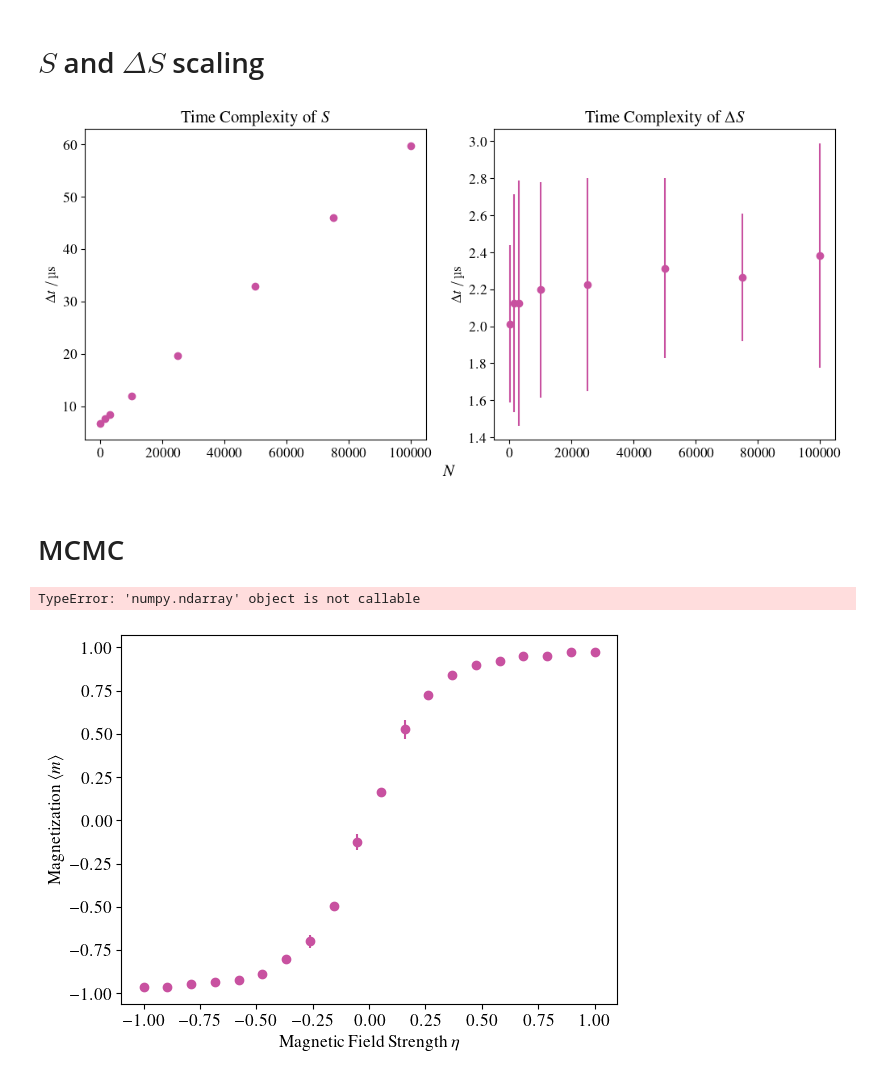
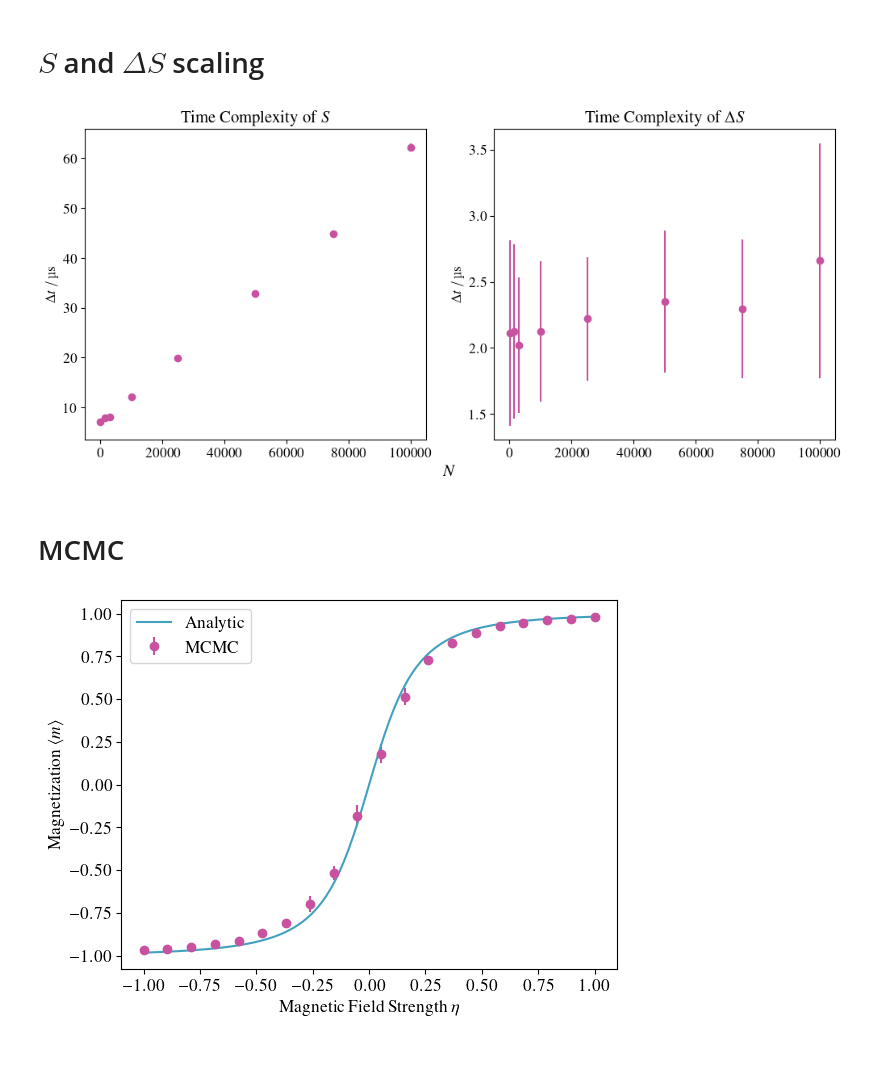
Before and after one commit to rojinaks/ComputationalPhysics, a Jupyter notebook: Exercise_4/main.ipynb, the cells around one changed output. Cells and saved outputs as stored; diff of their text form; code cells hidden in the pictures.

Commit message:
ex 4 - periodic boundary conditions

```diff
--- a/Exercise_4/main.ipynb
+++ b/Exercise_4/main.ipynb
@@ -74,7 +74,9 @@ class SpinSystem:
         if spin_config.__len__() != self.n:
             raise ValueError(f"spin_config has to have the dimension {self.n}")
 
-        h = (spin_config[:-1] * spin_config[1:]).sum()
+        # This did not factor in periodic boundary conditions
+        # h = (spin_config[:-1] * spin_config[1:]).sum()
+        h = (spin_config * np.roll(spin_config, 1)).sum()
 
         return - self.zeta * h - self.eta * spin_config.sum()
 
@@ -87,14 +89,17 @@ class SpinSystem:
 
         """
 
-        # error with boundaries
-        if spin_flip == 0:
-            return 2 * spin_config[0] * (self.eta + self.zeta * spin_config[1])
-        elif spin_flip == self.n - 1:
-            return 2 * spin_config[spin_flip] * (self.eta + self.zeta * spin_config[spin_flip - 1])
+        # # error with boundaries
+        # if spin_flip == 0:
+        #     return 2 * spin_config[0] * (self.eta + self.zeta * spin_config[1])
+        # elif spin_flip == self.n - 1:
+        #     return 2 * spin_config[spin_flip] * (self.eta + self.zeta * spin_config[spin_flip - 1])
 
-        spins = spin_config[spin_flip - 1 : spin_flip + 2]
-        return 2 * spins[1] * (self.eta + self.zeta * (spins[0] + spins[2]))
+        spin = spin_config[spin_flip]
+        left_spin = np.roll(spin_config, 1)[spin_flip]
+        right_spin = np.roll(spin_config, -1)[spin_flip]
+
+        return 2 * spin * (self.eta + self.zeta * (left_spin + right_spin))
 
     def magnetization(self, spin_config) -> np.ndarray:
         return spin_config.sum(axis=1) / self.n
@@ -154,7 +159,7 @@ with plt.rc_context(barstyle):
     fig.supxlabel(r"$N$")
     fig.savefig("action_spin_number_scaling.pdf")
 # %% [output]
-[figure, old version]
+[figure, new version]
 # %% [markdown]
 # MCMC
 # %%
@@ -193,7 +198,7 @@ from matplotlib.colors import LinearSegmentedColormap, to_hex
 
 N = 20
 CONFIGS = 10_000
-NUMBER_OF_M_PER_ETA = 2
+NUMBER_OF_M_PER_ETA = 10
 
 # cmap = LinearSegmentedColormap.from_list("colormap", list(zip([0, 0.5, 1], ["blue", "grey", "red"])))
 
@@ -203,33 +208,33 @@ NUMBER_OF_M_PER_ETA = 2
 # start_config = np.array([1, -1] * int(N / 2))
 start_config = np.array([1] * N)
 m = np.array([])
 m_std = np.array([])
 eta_values = np.linspace(-1, 1, 20)
 
 # fig, ax = plt.subplots()
 for eta in eta_values:
     system = SpinSystem(zeta=0.75, eta=eta, n=N)
     mcmc = IsingModelMCMC(system)
 
     values = np.array([])
 
     for _ in range(NUMBER_OF_M_PER_ETA):
         configs = mcmc(start_config, CONFIGS)
         mag = system.magnetization(configs)
         values = np.append(values, mag.mean())
 
     m = np.append(m, values.mean())
     m_std = np.append(m_std, values.std())
 
 
 with plt.rc_context(barstyle):
     plt.errorbar(eta_values, m, yerr=m_std, label="MCMC")
     plt.xlabel(r"Magnetic Field Strength $\eta$")
     plt.ylabel(r"Magnetization $\langle m \rangle$")
 
 eta = np.linspace(-1, 1, 100)
-plt.plot(eta, magnetization(0.75, eta, CONFIGS), label=r"Analytic")
+plt.plot(eta, magnetization(0.75, eta, N) / N, label=r"Analytic")
+plt.legend()
 plt.savefig(r"mean_magnetization_mcmc.pdf")
 # %% [output]
-TypeError: 'numpy.ndarray' object is not callable
-[figure, old version]
+[figure, new version]
```
Also changed, not shown: 3 other files.
